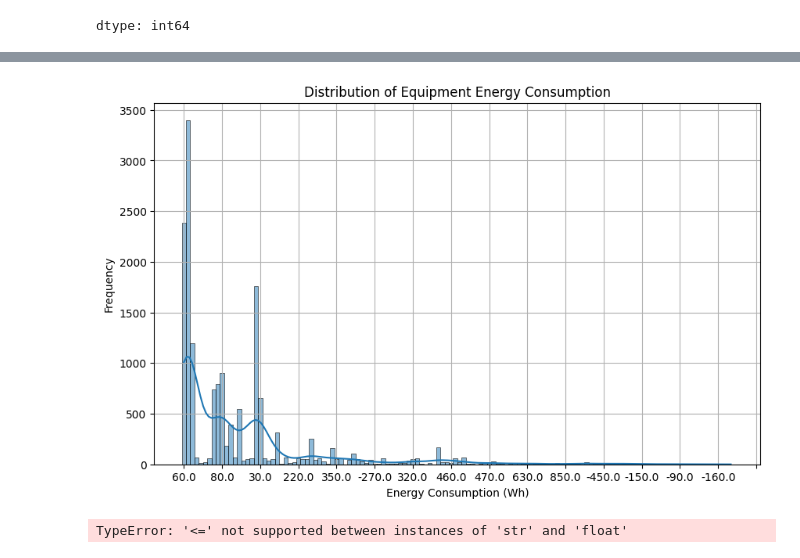
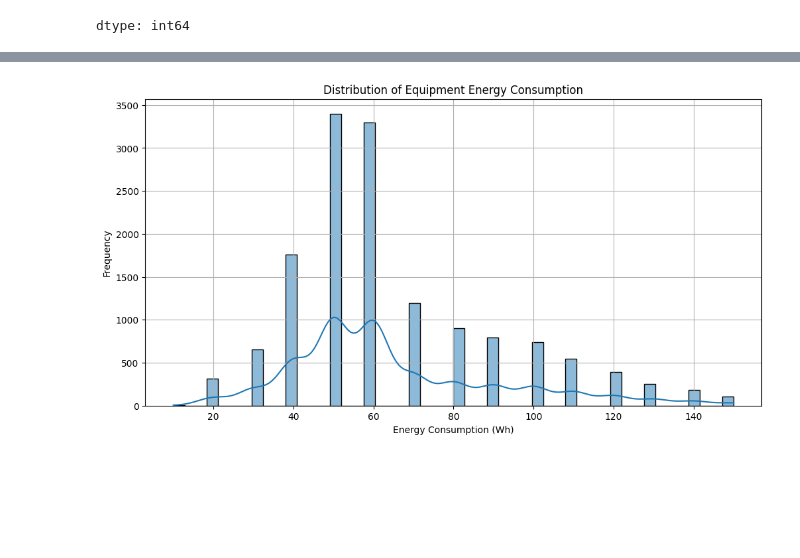
Before and after one commit to Abhay182005dat/DS-Intern-Assignment, a Jupyter notebook: Assesment.ipynb, the cells around one changed output, grey strips where cells are left out. Cells and saved outputs as stored; diff of their text form; code cells hidden in the pictures; blank space fills up the shorter version.

```diff
--- a/Assesment.ipynb
+++ b/Assesment.ipynb
@@ -9,7 +9,7 @@ import matplotlib.pyplot as plt
 import matplotlib.ticker as ticker
 import seaborn as sns
 # %%
-data = pd.read_csv("data.csv")
+data = pd.read_csv("data.csv" , parse_dates=['timestamp'])
 # %% [markdown]
 ### Analyzing the dataset
 # %%
@@ -84,0 +90,10 @@ dtype: int64
+# %%
+newdata = data.apply(pd.to_numeric, errors='coerce' )
+newdata['timestamp'] = data['timestamp']
+newdata['timestamp'] = pd.to_datetime(newdata['timestamp'])
+newdata['hour'] = newdata['timestamp'].dt.hour
+newdata['day_of_week'] = newdata['timestamp'].dt.dayofweek
+newdata.drop('timestamp' , axis = 1 , inplace = True)
+newdata.fillna(newdata.median(numeric_only=True), inplace=True)
+#data = data.apply(pd.to_numeric, errors='coerce' ) #  coerce turns invalid entries into nan
+#data.fillna(data.median(numeric_only=True), inplace=True)
@@ -85,15 +144,20 @@ dtype: int64
+# %%
+Q1 = newdata['equipment_energy_consumption'].quantile(0.25)
+Q3 = newdata['equipment_energy_consumption'].quantile(0.75)
+IQR = Q3 - Q1
+
+lower_bound = Q1 - 1.5 * IQR
+upper_bound = Q3 + 1.5 * IQR
+
+# Keep only rows within the IQR range
+newdata = newdata[(newdata['equipment_energy_consumption'] >= lower_bound) & (newdata['equipment_energy_consumption'] <= upper_bound)]
 # %%
-plt.figure(figsize=(10, 6))
-sns.histplot(data['equipment_energy_consumption'], kde=True, bins=10)
+plt.figure(figsize=(12, 6))
+sns.histplot(newdata['equipment_energy_consumption'], bins=50, kde=True)
 plt.title('Distribution of Equipment Energy Consumption')
 plt.xlabel('Energy Consumption (Wh)')
 plt.ylabel('Frequency')
-plt.gca().xaxis.set_major_locator(ticker.MultipleLocator(9))
 plt.grid(True)
 plt.show()
 # %% [output]
-[figure, old version]
+[figure, new version]
-# %%
-data['equipment_energy_consumption'].min()
-# %% [output]
-TypeError: '<=' not supported between instances of 'str' and 'float'
```
Also changed, not shown: parts of 15 cells of this notebook.
